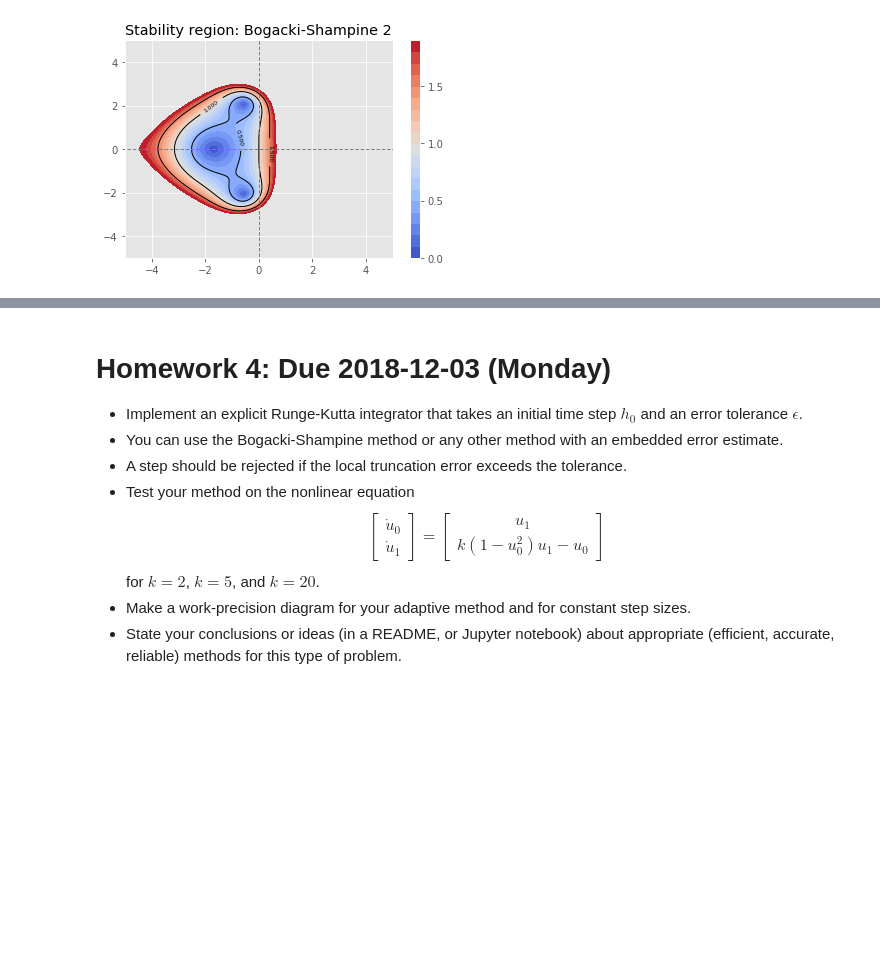
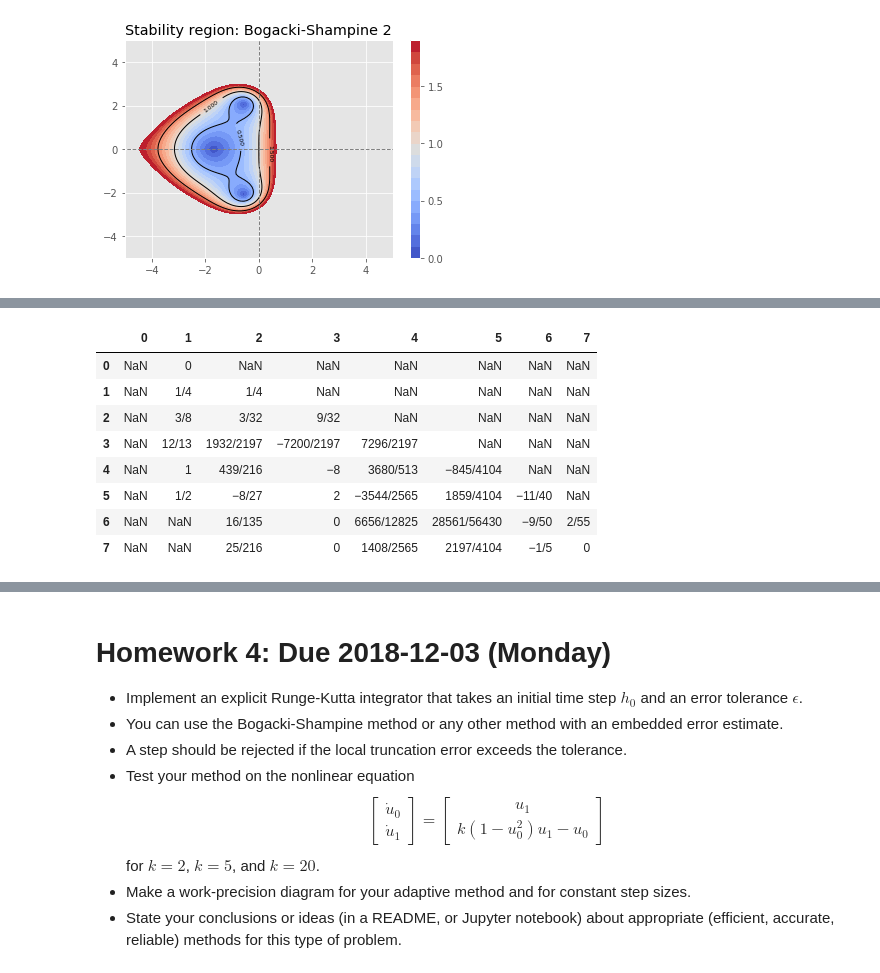
Before and after one commit to cu-numpde/numpde-fall2018, a Jupyter notebook: FDTransient.ipynb, the cells around one changed output, grey strips where cells are left out. Cells and saved outputs as stored; diff of their text form; code cells hidden in the pictures; blank space fills up the shorter version.

```diff
--- a/FDTransient.ipynb
+++ b/FDTransient.ipynb
@@ -1067,0 +1047,18 @@ $$ \frac{h_*}{h} < \left( \frac{\epsilon}{e_{\text{loc}}(h)} \right)^{1/p} . $$
+# %%
+# We can import and clean these coefficient tables directly from Wikipedia
+
+import pandas
+from fractions import Fraction
+
+dframe = pandas.read_html('https://en.wikipedia.org/wiki/Runge%E2%80%93Kutta%E2%80%93Fehlberg_method')[0]
+dframe
+# %% [output]
+|  | 0 | 1 | 2 | 3 | 4 | 5 | 6 | 7 |
+| 0 | NaN | 0 | NaN | NaN | NaN | NaN | NaN | NaN |
+| 1 | NaN | 1/4 | 1/4 | NaN | NaN | NaN | NaN | NaN |
+| 2 | NaN | 3/8 | 3/32 | 9/32 | NaN | NaN | NaN | NaN |
+| 3 | NaN | 12/13 | 1932/2197 | −7200/2197 | 7296/2197 | NaN | NaN | NaN |
+| 4 | NaN | 1 | 439/216 | −8 | 3680/513 | −845/4104 | NaN | NaN |
+| 5 | NaN | 1/2 | −8/27 | 2 | −3544/2565 | 1859/4104 | −11/40 | NaN |
+| 6 | NaN | NaN | 16/135 | 0 | 6656/12825 | 28561/56430 | −9/50 | 2/55 |
+| 7 | NaN | NaN | 25/216 | 0 | 1408/2565 | 2197/4104 | −1/5 | 0 |
```
Also changed, not shown: parts of 7 cells of this notebook.
